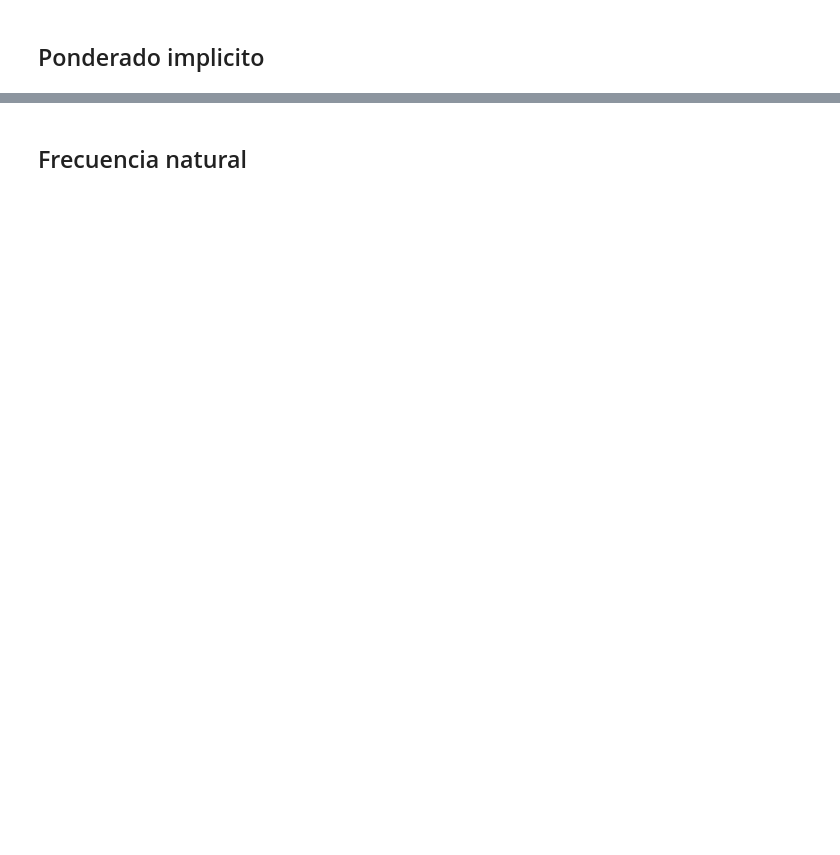
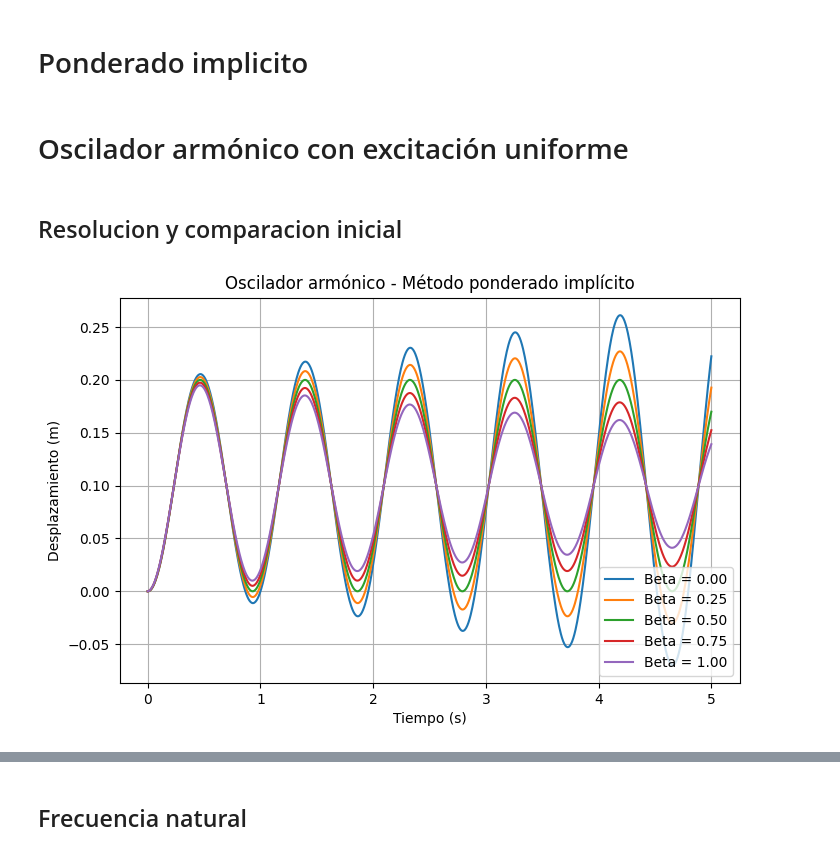
Before and after one commit to maxogod/Numerical-Modeling, a Jupyter notebook: modelico_tp.ipynb, the cells around one changed output, grey strips where cells are left out. Drawn from its saved outputs; the diff is of its cells as text; code cells hidden in the pictures; blank space fills up the shorter version.

```diff
--- a/modelico_tp.ipynb
+++ b/modelico_tp.ipynb
@@ -25,3 +24,3 @@ from tabulate import tabulate
 # %% [markdown]
-## Ponderado implicito
+# Ponderado implicito
 # %%
@@ -69,0 +73,2 @@ def g(u, v, k, m, c, c_velocity, lmbda):
+# %% [markdown]
+# Oscilador armónico con excitación uniforme
@@ -69,0 +83,19 @@ def g(u, v, k, m, c, c_velocity, lmbda):
+# %% [markdown]
+## Resolucion y comparacion inicial
+# %%
+betas = np.arange(0, 1.25, 0.25)
+
+plt.figure(figsize=(8, 5))
+
+for beta in betas:
+    t, u, v, _, _ = ponderado_implicito(beta, dt, t_final, k, m, c_0=c)
+    plt.plot(t, u, label=f"Beta = {beta:.2f}")
+
+plt.title("Oscilador armónico - Método ponderado implícito")
+plt.xlabel("Tiempo (s)")
+plt.ylabel("Desplazamiento (m)")
+plt.legend()
+plt.grid()
+plt.show()
+# %% [output]
+[figure, added]
```
Also changed, not shown: parts of 38 cells of this notebook.
